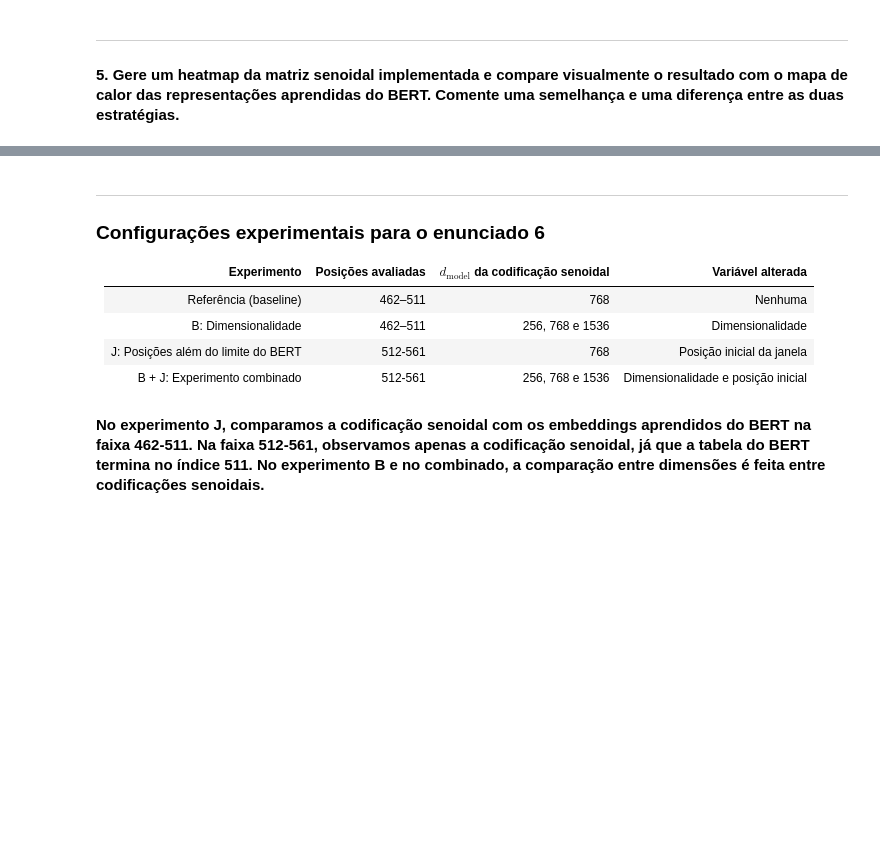
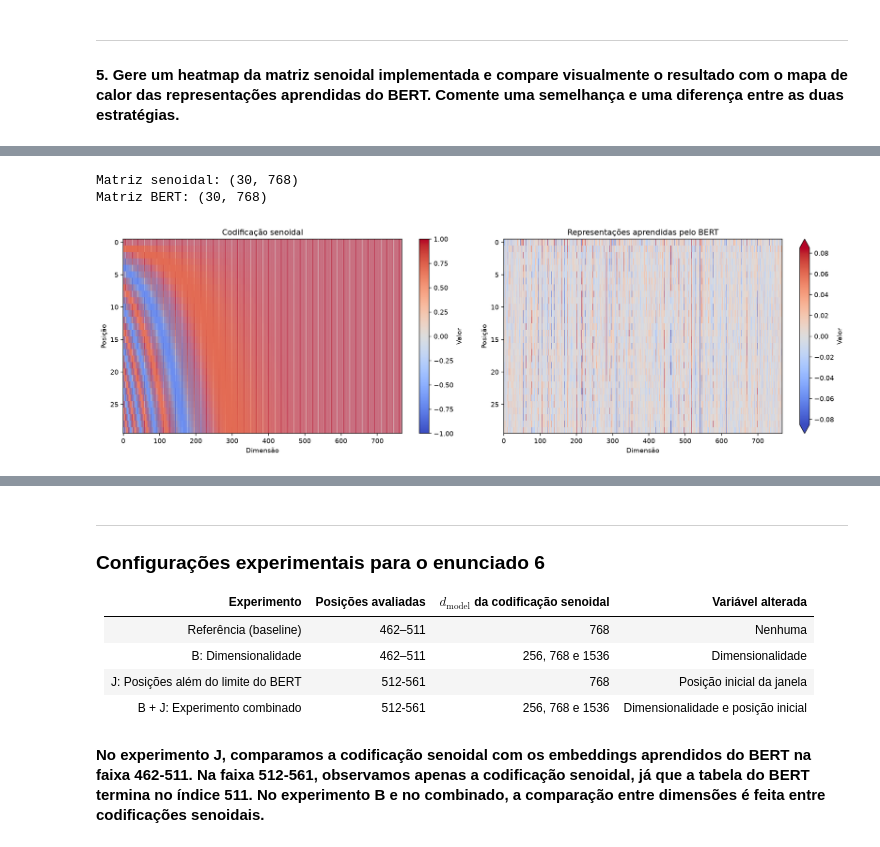
Before and after one commit to gabrielrech06/t3-deeplearning, a Jupyter notebook: trabalho_3.ipynb, the cells around one changed output, grey strips where cells are left out. Drawn from its saved outputs; the diff is of its cells as text; code cells hidden in the pictures; blank space fills up the shorter version.

```diff
--- a/trabalho_3.ipynb
+++ b/trabalho_3.ipynb
@@ -274,24 +258,26 @@ pe = tf.where(dim % 2 == 0, tf.sin(angulos), tf.cos(angulos))
 # %%
 senoidal = np.asarray(pe)[:30]
 aprendida = position_embeddings_30
 
 print("Matriz senoidal:", senoidal.shape)
 print("Matriz BERT:", aprendida.shape)
 
-fig, axes = plt.subplots(1, 2, figsize=(16, 5))
+fig, axes = plt.subplots(1, 2, figsize=(16, 5), dpi=140)
 
-im1 = axes[0].imshow(senoidal, aspect="auto", cmap="coolwarm",
-                     vmin=-1, vmax=1)
+im1 = axes[0].imshow(senoidal, aspect="auto", interpolation="nearest", cmap="coolwarm", vmin=-1, vmax=1)
 axes[0].set_title("Codificação senoidal")
 axes[0].set_xlabel("Dimensão")
 axes[0].set_ylabel("Posição")
 fig.colorbar(im1, ax=axes[0], label="Valor")
-
-im2 = axes[1].imshow(aprendida, aspect="auto", cmap="coolwarm")
+im2 = axes[1].imshow(aprendida, aspect="auto", interpolation="nearest", cmap="coolwarm", vmin=-color_limit, vmax=color_limit)
 axes[1].set_title("Representações aprendidas pelo BERT")
 axes[1].set_xlabel("Dimensão")
 axes[1].set_ylabel("Posição")
-fig.colorbar(im2, ax=axes[1], label="Valor")
+fig.colorbar(im2, ax=axes[1], label="Valor", extend="both")
 
 plt.tight_layout()
 plt.show()
+# %% [output]
+Matriz senoidal: (30, 768)
+Matriz BERT: (30, 768)
+[figure, added]
```
Also changed, not shown: parts of 14 cells of this notebook.
